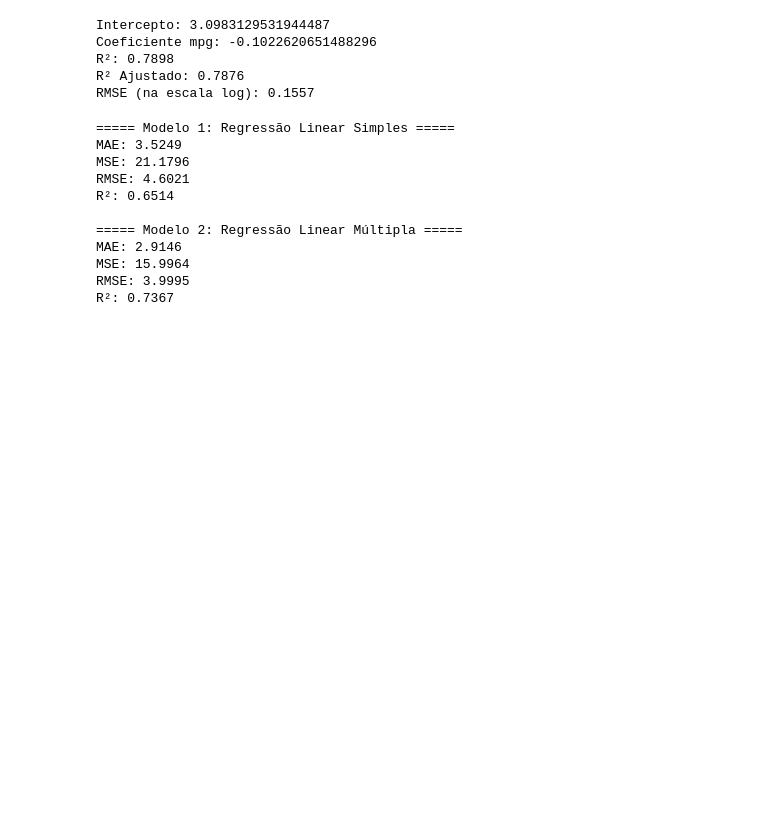
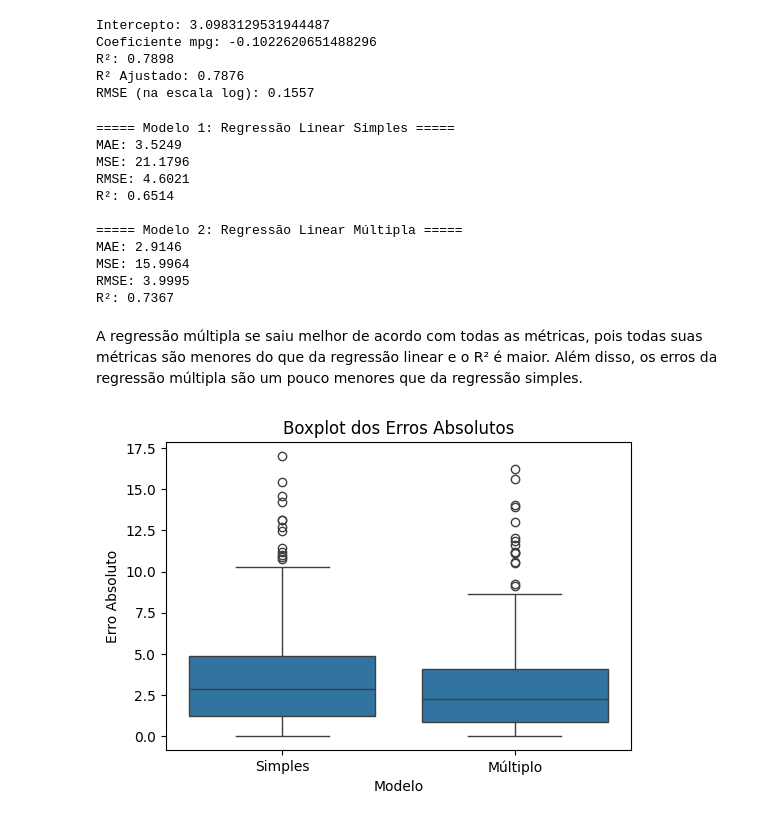
Before and after one commit to py222015328/CEE2, a Jupyter notebook: 25_regressao.ipynb, the cells around one changed output. Saved outputs shown, nothing was run; the diff lists cells and outputs as text; code cells hidden in the pictures; blank space fills up the shorter version.

```diff
--- a/25_regressao.ipynb
+++ b/25_regressao.ipynb
@@ -975,3 +975,17 @@ MAE: 2.9146
 MSE: 15.9964
 RMSE: 3.9995
 R²: 0.7367
+# %% [markdown]
+A regressão múltipla se saiu melhor de acordo com todas as métricas, pois todas suas métricas são menores do que da regressão linear e o R² é maior. Além disso, os erros da regressão múltipla são um pouco menores que da regressão simples.
+# %%
+erro_abs_df = pd.DataFrame({
+    'Erro Absoluto': np.concatenate([np.abs(m1_error), np.abs(m2_error)]),
+    'Modelo': ['Simples'] * len(m1_error) + ['Múltiplo'] * len(m2_error)
+})
+
+plt.figure(figsize=(6,4))
+sns.boxplot(x='Modelo', y='Erro Absoluto', data=erro_abs_df)
+plt.title('Boxplot dos Erros Absolutos')
+plt.show()
+# %% [output]
+[figure, added]
```
